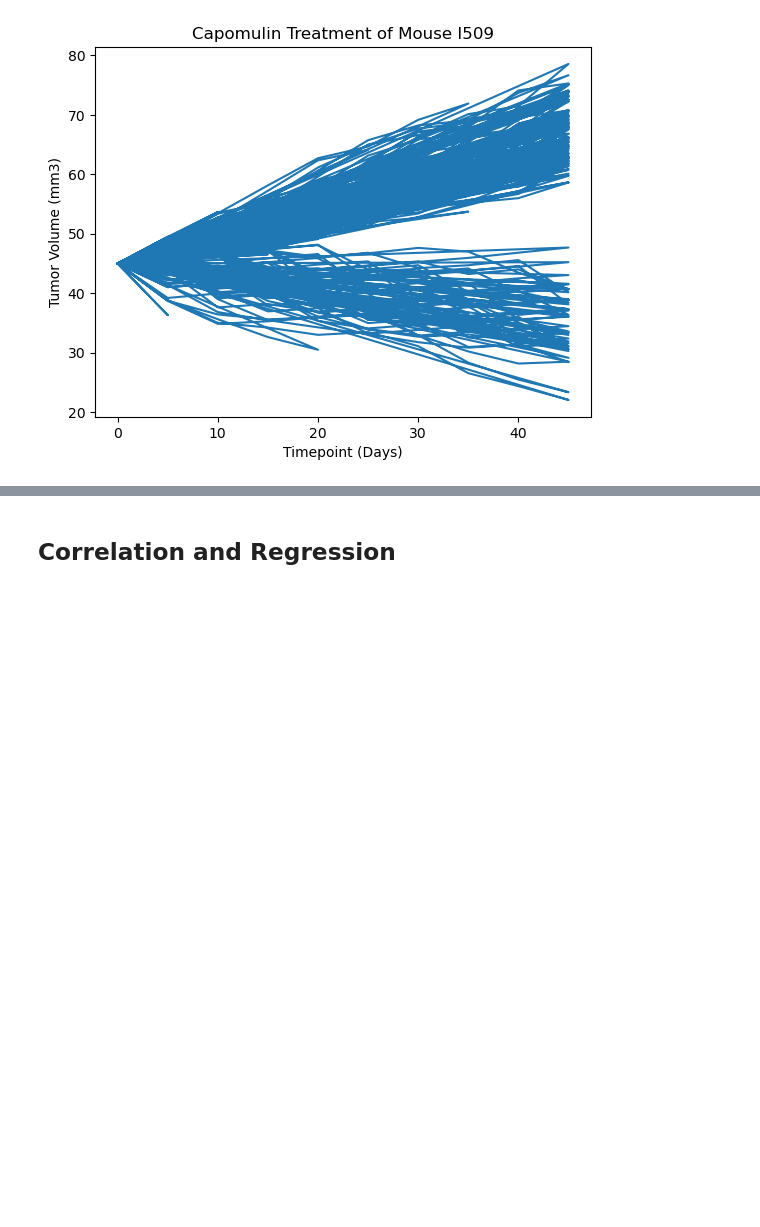
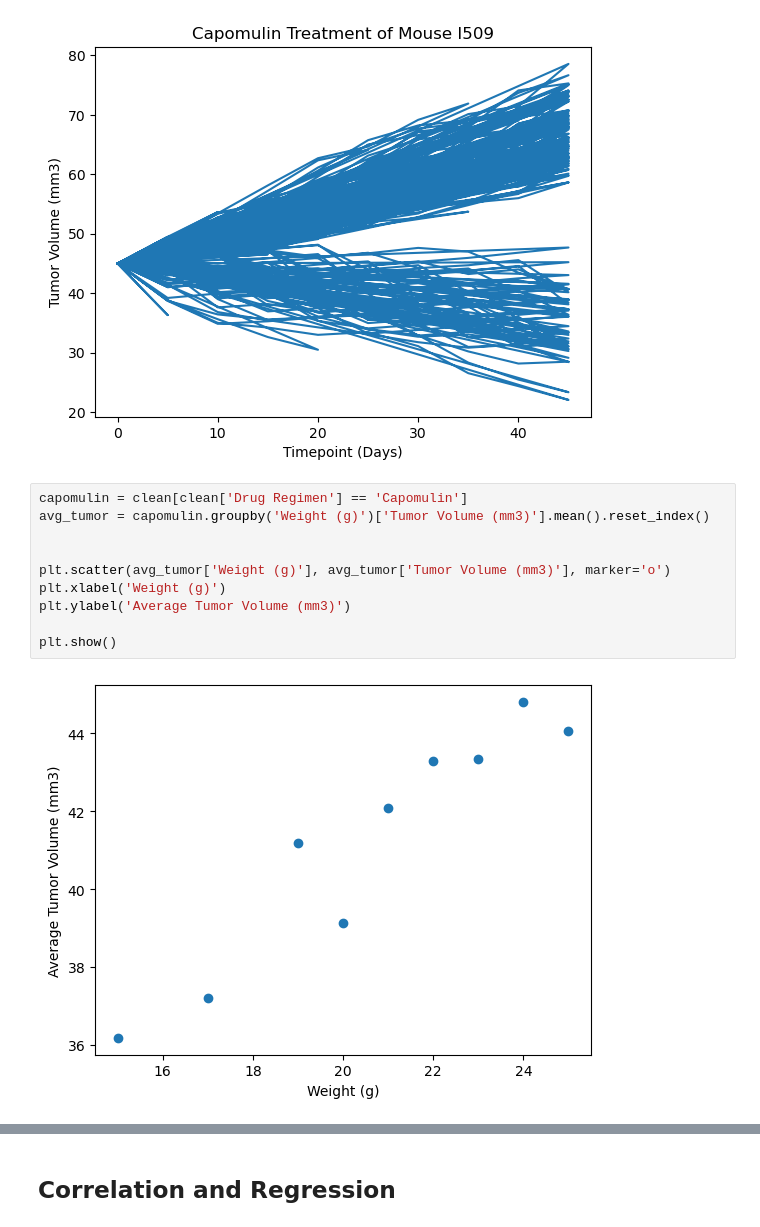
Before and after one commit to teelam1910/matplotlib-analysis, a Jupyter notebook: Starter_Code/Pymaceuticals/pymaceuticals_starter.ipynb, the cells around one changed output, grey strips where cells are left out. Drawn from its saved outputs; the diff is of its cells as text; blank space fills up the shorter version.

Commit message:
Updated Graphs

```diff
--- a/Starter_Code/Pymaceuticals/pymaceuticals_starter.ipynb
+++ b/Starter_Code/Pymaceuticals/pymaceuticals_starter.ipynb
@@ -235,6 +235,18 @@ plt.title(f'Capomulin Treatment of Mouse {mouse_id}')
 plt.show()
 # %% [output]
 [figure]
+# %%
+capomulin = clean[clean['Drug Regimen'] == 'Capomulin']
+avg_tumor = capomulin.groupby('Weight (g)')['Tumor Volume (mm3)'].mean().reset_index()
+
+
+plt.scatter(avg_tumor['Weight (g)'], avg_tumor['Tumor Volume (mm3)'], marker='o')
+plt.xlabel('Weight (g)')
+plt.ylabel('Average Tumor Volume (mm3)')
+
+plt.show()
+# %% [output]
+[figure, added]
 # %%
 # Generate a scatter plot of mouse weight vs. the average observed tumor volume for the entire Capomulin regimen
 # x axis = Weight (g), y axis = Average Tumor Volume (mm3)
```
Also changed, not shown: parts of 1 cell of this notebook.
